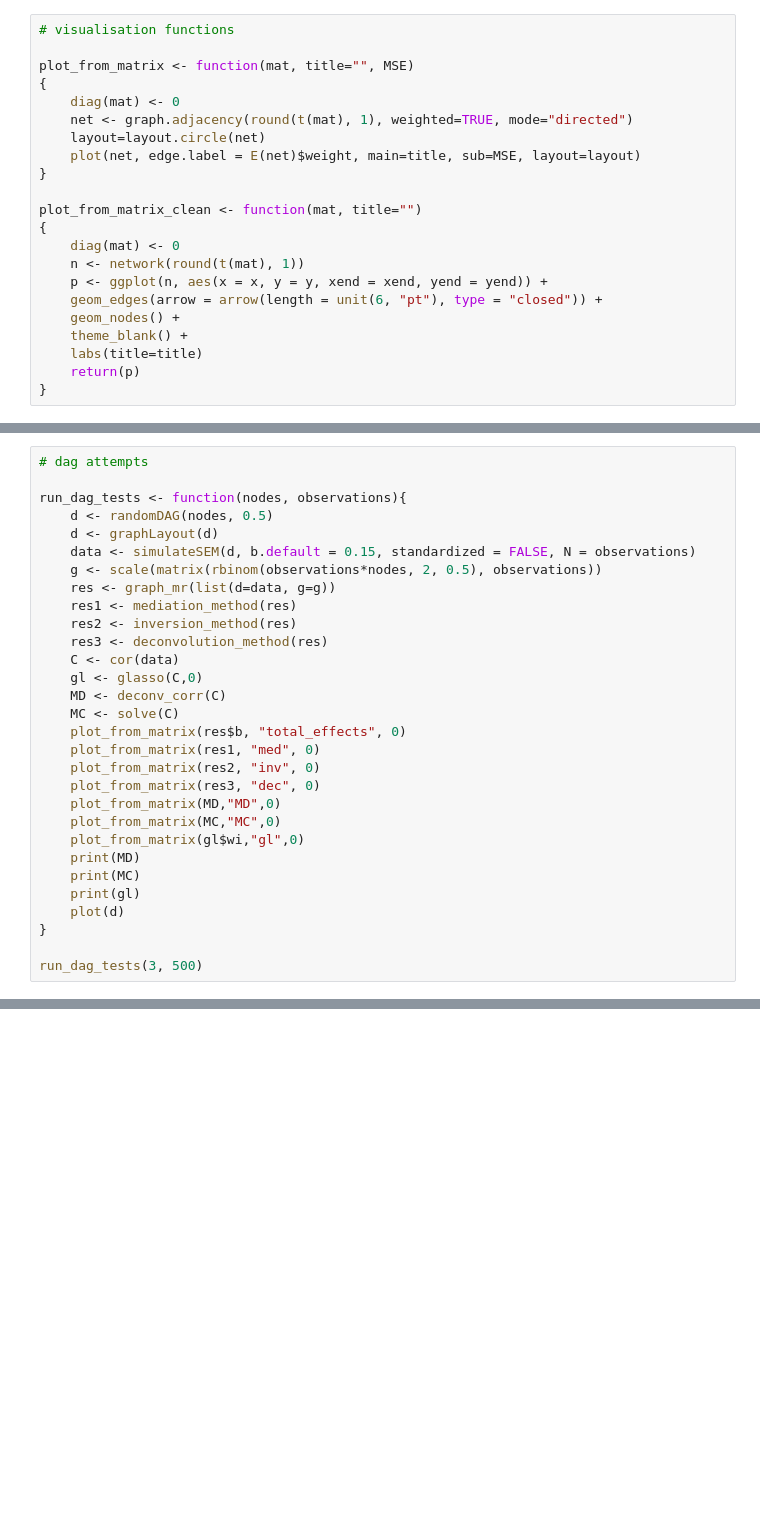
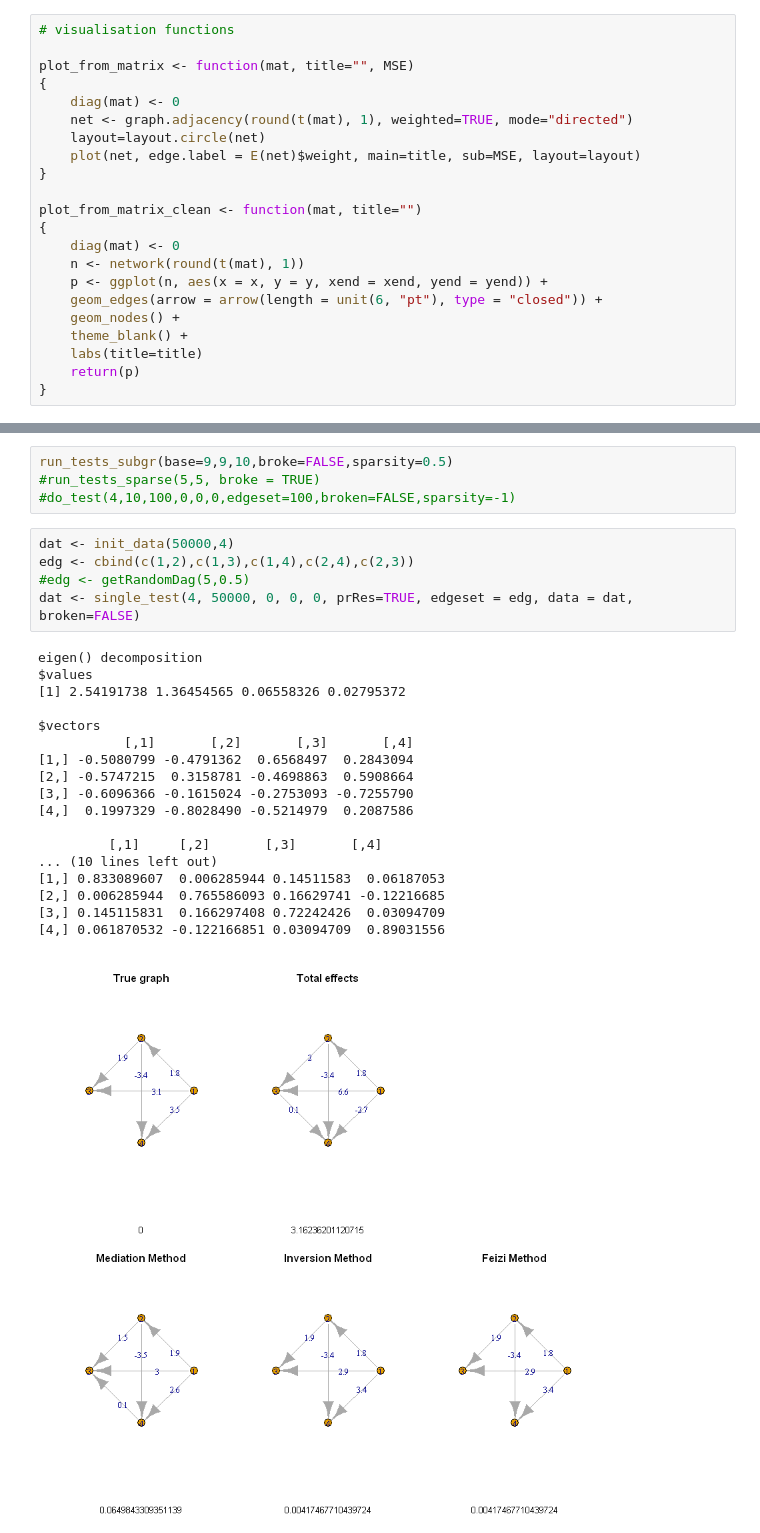
Before and after one commit to explodecomputer/graph_mr, a Jupyter notebook: working_notebook.ipynb, the cells around one changed output, grey strips where cells are left out. Drawn from its saved outputs; the diff is of its cells as text; blank space fills up the shorter version.

```diff
--- a/working_notebook.ipynb
+++ b/working_notebook.ipynb
@@ -470,30 +377,0 @@ NotebookApp.rate_limit_window=3.0 (secs)
-# %%
-# dag attempts
-
-run_dag_tests <- function(nodes, observations){
-    d <- randomDAG(nodes, 0.5)
-    d <- graphLayout(d)
-    data <- simulateSEM(d, b.default = 0.15, standardized = FALSE, N = observations)
-    g <- scale(matrix(rbinom(observations*nodes, 2, 0.5), observations))
-    res <- graph_mr(list(d=data, g=g))
-    res1 <- mediation_method(res)
-    res2 <- inversion_method(res)
-    res3 <- deconvolution_method(res)
-    C <- cor(data)
-    gl <- glasso(C,0)
-    MD <- deconv_corr(C)
-    MC <- solve(C)
-    plot_from_matrix(res$b, "total_effects", 0)
-    plot_from_matrix(res1, "med", 0)
-    plot_from_matrix(res2, "inv", 0)
-    plot_from_matrix(res3, "dec", 0)
-    plot_from_matrix(MD,"MD",0)
-    plot_from_matrix(MC,"MC",0)
-    plot_from_matrix(gl$wi,"gl",0)
-    print(MD)
-    print(MC)
-    print(gl)
-    plot(d)
-}
-
-run_dag_tests(3, 500)
@@ -528,0 +682,28 @@ $niter
+# %%
+run_tests_subgr(base=9,9,10,broke=FALSE,sparsity=0.5)
+#run_tests_sparse(5,5, broke = TRUE)
+#do_test(4,10,100,0,0,0,edgeset=100,broken=FALSE,sparsity=-1)
+# %%
+dat <- init_data(50000,4)
+edg <- cbind(c(1,2),c(1,3),c(1,4),c(2,4),c(2,3))
+#edg <- getRandomDag(5,0.5)
+dat <- single_test(4, 50000, 0, 0, 0, prRes=TRUE, edgeset = edg, data = dat, broken=FALSE)
+# %% [output]
+eigen() decomposition
+$values
+[1] 2.54191738 1.36454565 0.06558326 0.02795372
+
+$vectors
+           [,1]       [,2]       [,3]       [,4]
+[1,] -0.5080799 -0.4791362  0.6568497  0.2843094
+[2,] -0.5747215  0.3158781 -0.4698863  0.5908664
+[3,] -0.6096366 -0.1615024 -0.2753093 -0.7255790
+[4,]  0.1997329 -0.8028490 -0.5214979  0.2087586
+
+         [,1]     [,2]       [,3]       [,4]
+... (10 lines left out)
+[1,] 0.833089607  0.006285944 0.14511583  0.06187053
+[2,] 0.006285944  0.765586093 0.16629741 -0.12216685
+[3,] 0.145115831  0.166297408 0.72242426  0.03094709
+[4,] 0.061870532 -0.122166851 0.03094709  0.89031556
+[figure, added]
```
Also changed, not shown: parts of 11 cells of this notebook.
